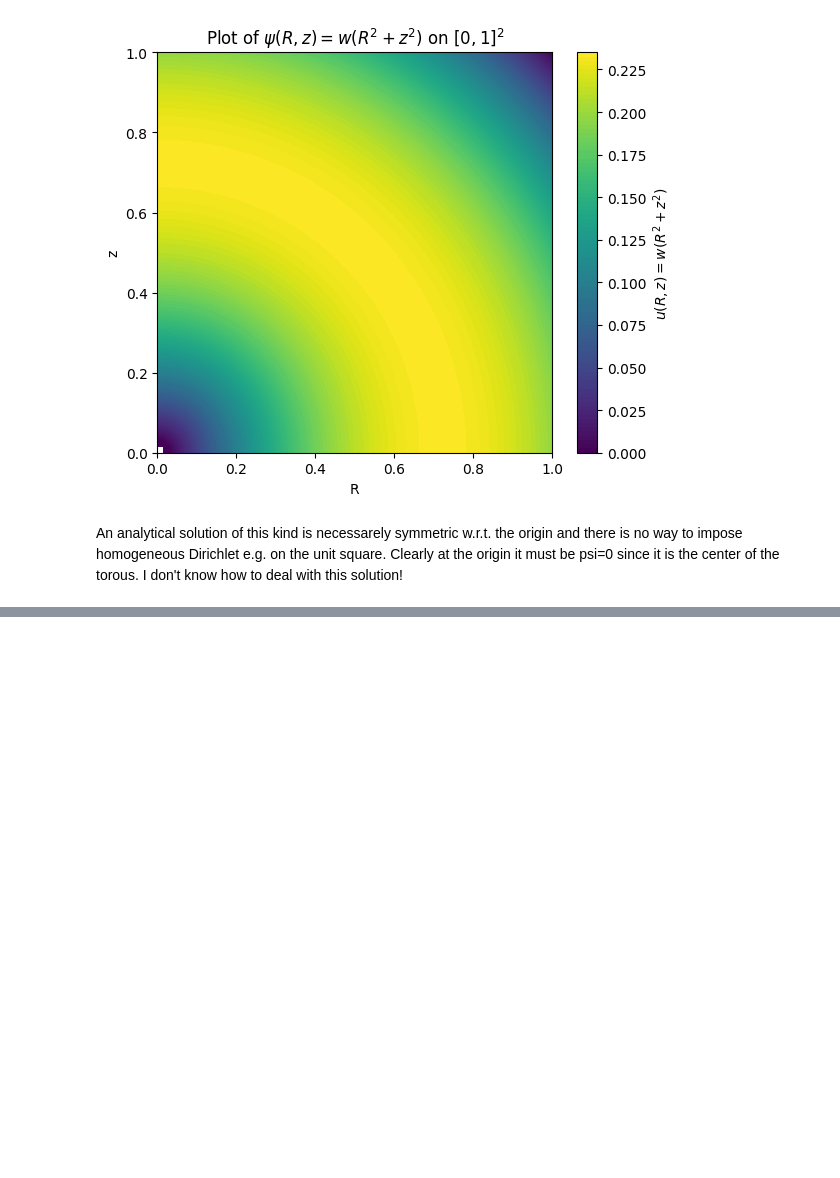
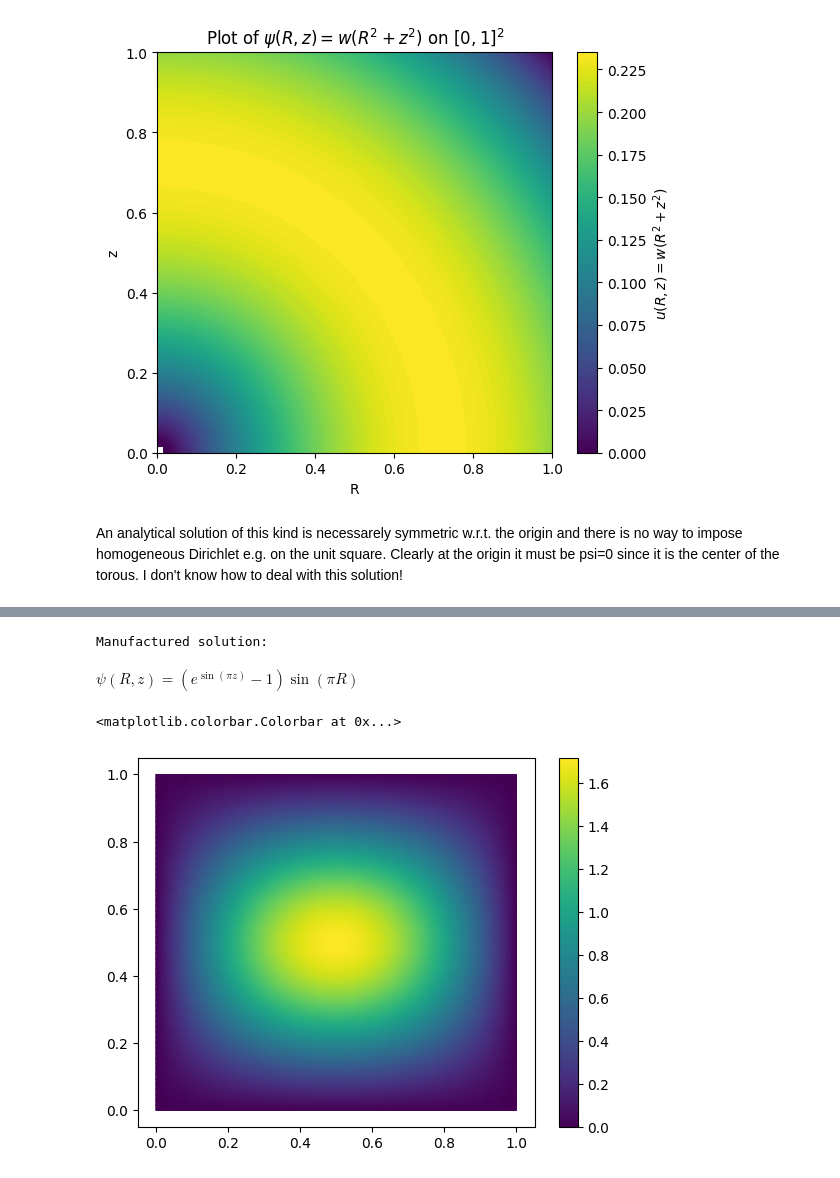
Before and after one commit to lucaciarimboli/tesi, a Jupyter notebook: Firedrake/GradShafranov.ipynb, the cells around one changed output, grey strips where cells are left out. Cells and saved outputs as stored; diff of their text form; code cells hidden in the pictures; blank space fills up the shorter version.

```diff
--- a/Firedrake/GradShafranov.ipynb
+++ b/Firedrake/GradShafranov.ipynb
@@ -428,0 +438,14 @@ An analytical solution of this kind is necessarely symmetric w.r.t. the origin a
+# %%
+# Import Mesh:
+n = 32
+mesh = UnitSquareMesh(n, n)
+
+# Plot it
+fig, ax = plt.subplots()
+triplot(mesh, axes=ax)
+ax.legend()
+ax.axis('equal')
+
+# Define Function Space
+V = FunctionSpace(mesh, 'P', 2)
+x,y = SpatialCoordinate(mesh) # R = x, z = y.
@@ -428,0 +454,27 @@ An analytical solution of this kind is necessarely symmetric w.r.t. the origin a
+# %%
+R, Z = sp.symbols('R z')
+psi = sp.Function('psi')(R, Z)
+
+# Manufactured solution s.t. it vanishes on the boundary
+#psi_expr = sp.sin(sp.pi * R) * sp.sin(sp.pi * Z)
+psi_expr = sp.sin(sp.pi * R) * (sp.exp(sp.sin(sp.pi * Z)) - 1)
+print("Manufactured solution:")
+display(sp.Eq(psi, psi_expr))
+# %% [output]
+Manufactured solution:
+$\displaystyle \psi{\left(R,z \right)} = \left(e^{\sin{\left(\pi z \right)}} - 1\right) \sin{\left(\pi R \right)}$
+# %%
+# Plot the manufactured solution:
+#psi_exact_fun = lambda R,z: sin(pi * R) * sin(pi * z)
+#psi_exact_fun = lambda R,z: sin(pi * R) * sin(pi * z)**3
+psi_exact_fun = lambda R,z: sin(pi * R) * (exp(sin(pi * z)) - 1)
+psi_exact = Function(V)
+psi_exact.interpolate(psi_exact_fun(x,y))
+
+# Plot:
+fig, ax = plt.subplots()
+q = tripcolor(psi_exact, axes=ax)
+fig.colorbar(q)
+# %% [output]
+<matplotlib.colorbar.Colorbar at 0x...>
+[figure, added]
```
Also changed, not shown: parts of 16 cells of this notebook.
